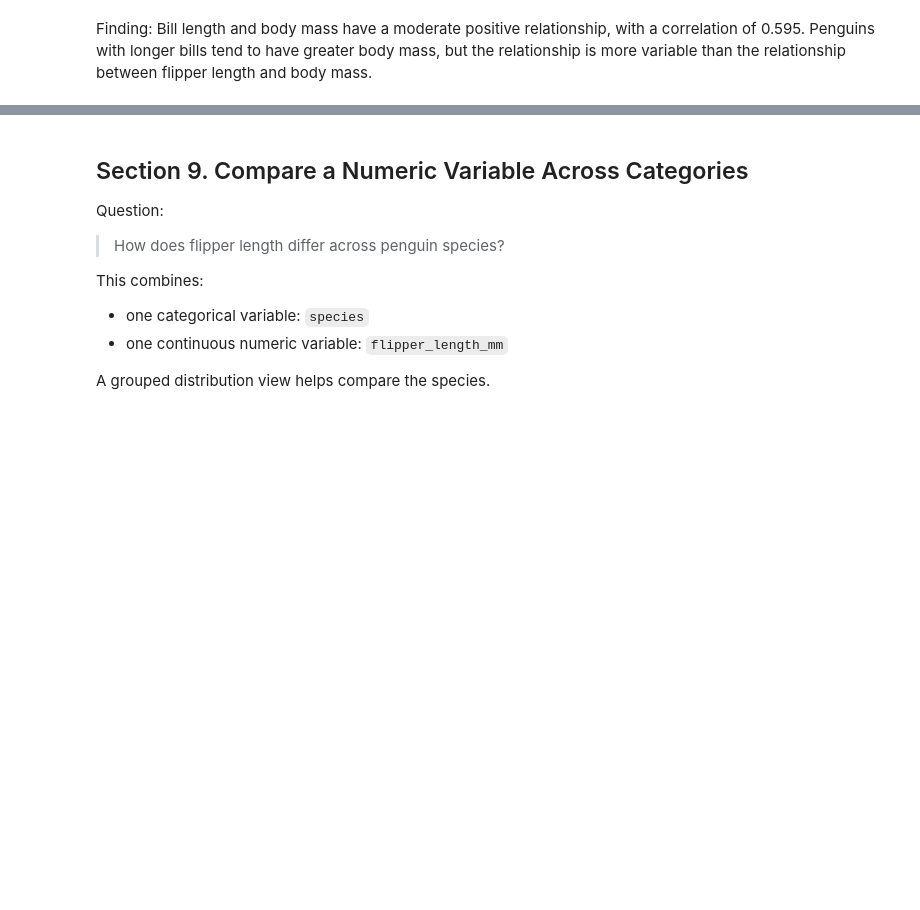
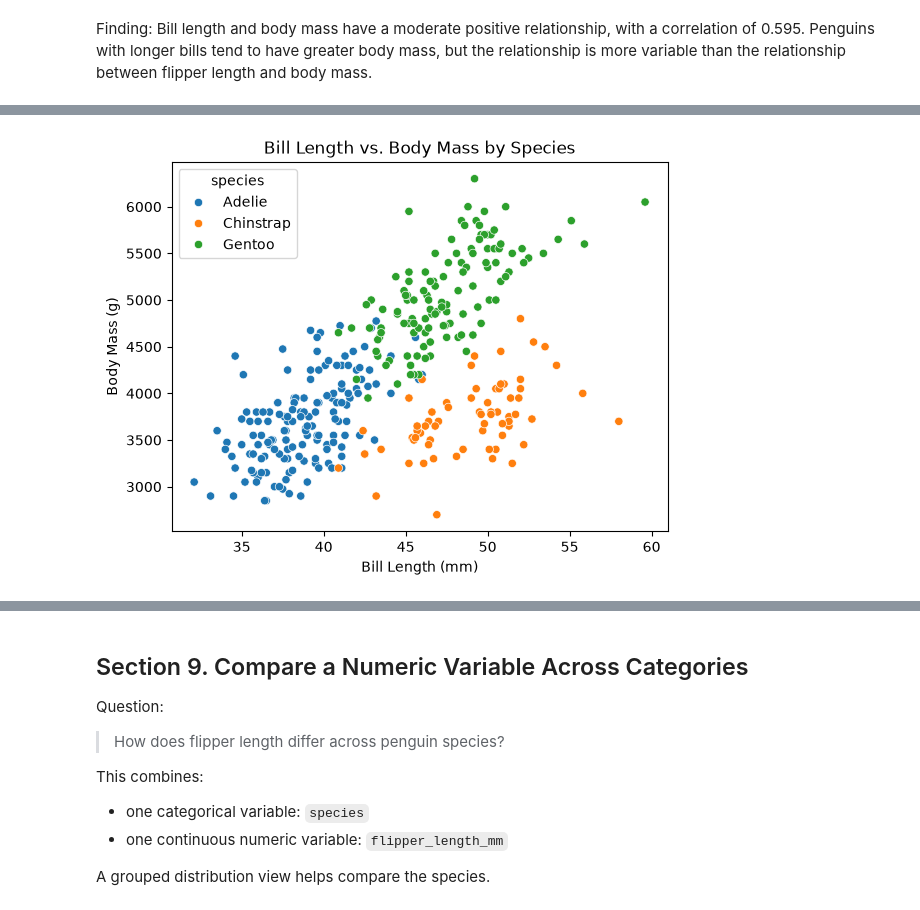
Before and after one commit to lindsaymiller1807/datafun-04-eda, a Jupyter notebook: notebooks/eda_lindsay.ipynb, the cells around one changed output, grey strips where cells are left out. Drawn from its saved outputs; the diff is of its cells as text; code cells hidden in the pictures; blank space fills up the shorter version.

```diff
--- a/notebooks/eda_lindsay.ipynb
+++ b/notebooks/eda_lindsay.ipynb
@@ -386,0 +410,16 @@ Finding: Bill length and body mass have a moderate positive relationship, with a
+# %%
+import seaborn as sns
+
+sns.scatterplot(
+    data=df,
+    x="bill_length_mm",
+    y="body_mass_g",
+    hue="species",
+)
+
+plt.title("Bill Length vs. Body Mass by Species")
+plt.xlabel("Bill Length (mm)")
+plt.ylabel("Body Mass (g)")
+plt.show()
+# %% [output]
+[figure, added]
```
Also changed, not shown: parts of 3 cells of this notebook, 3 other files.
